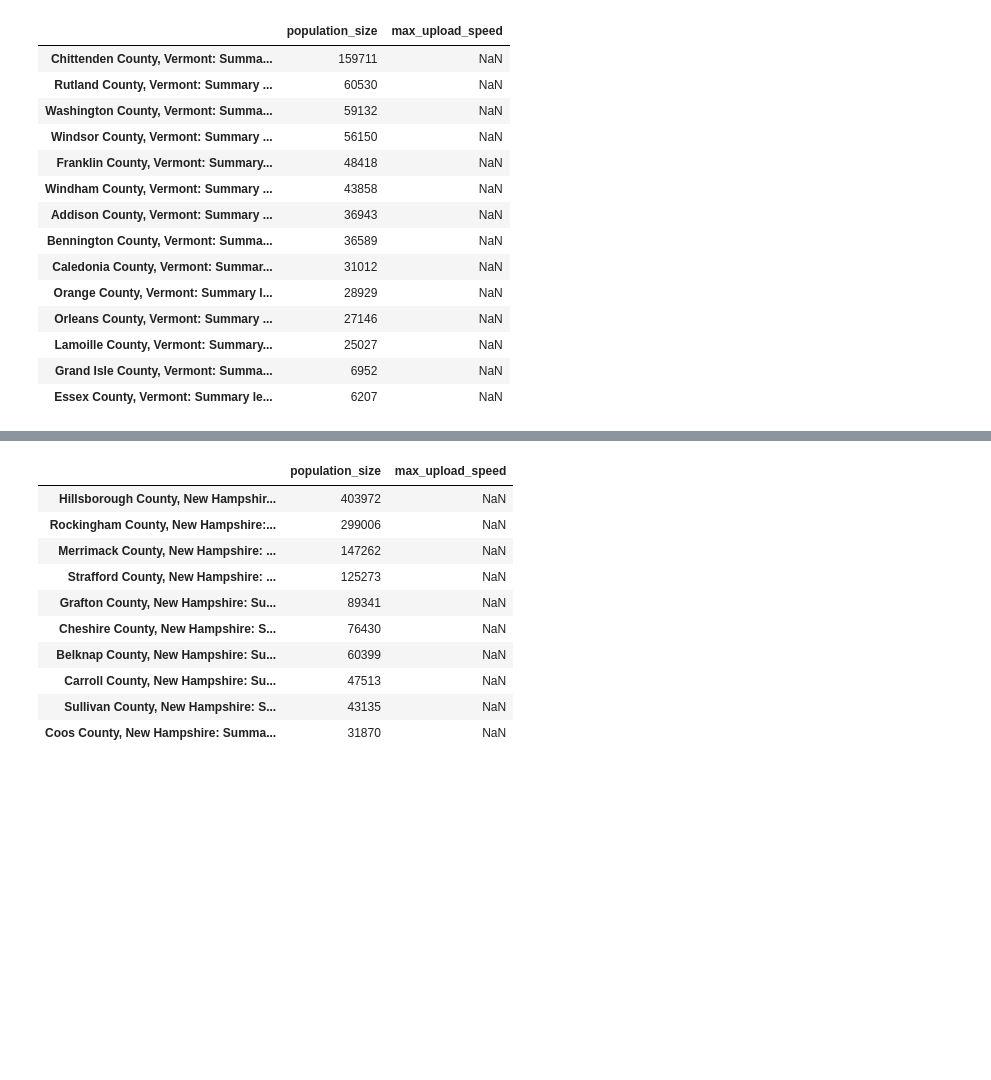
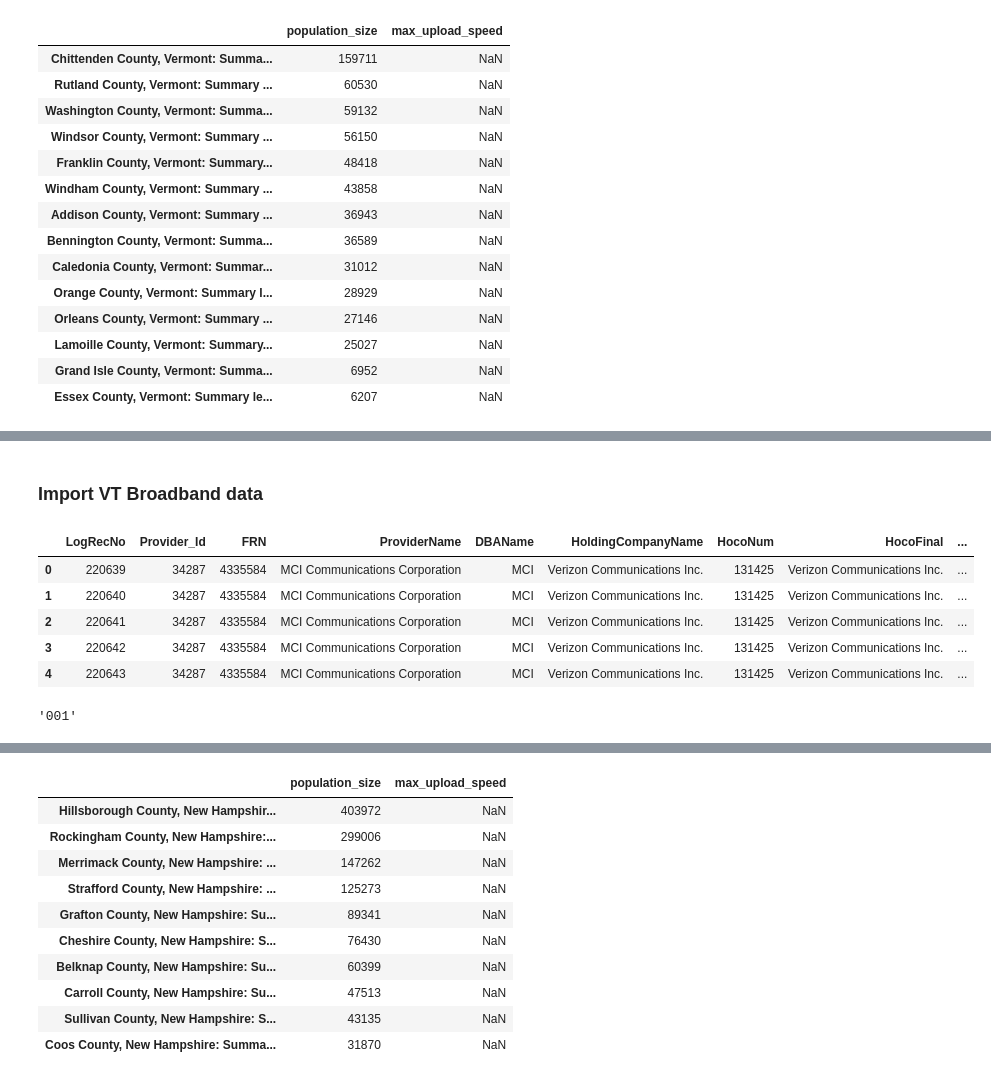
Before and after one commit to carterstowell/play, a Jupyter notebook: broadband-by-county.ipynb, the cells around one changed output, grey strips where cells are left out. Saved outputs shown, nothing was run; the diff lists cells and outputs as text; code cells hidden in the pictures; blank space fills up the shorter version.

```diff
--- a/broadband-by-county.ipynb
+++ b/broadband-by-county.ipynb
@@ -77,0 +104,18 @@ vtco.population_size.sum()  # total of counties
+# %% [markdown]
+### Import VT Broadband data
+# %%
+vt_fcc477 = pd.read_csv('https://transition.fcc.gov/form477/BroadbandData/Fixed/Dec17/Version%201/VT-Fixed-Dec2017.zip')
+nh_fcc477 = pd.read_csv('https://transition.fcc.gov/form477/BroadbandData/Fixed/Dec17/Version%201/NH-Fixed-Dec2017.zip')
+# %%
+vt_fcc477.head()
+# %% [output]
+|  | LogRecNo | Provider_Id | FRN | ProviderName | DBAName | HoldingCompanyName | HocoNum | HocoFinal | ... |
+| 0 | 220639 | 34287 | 4335584 | MCI Communications Corporation | MCI | Verizon Communications Inc. | 131425 | Verizon Communications Inc. | ... |
+| 1 | 220640 | 34287 | 4335584 | MCI Communications Corporation | MCI | Verizon Communications Inc. | 131425 | Verizon Communications Inc. | ... |
+| 2 | 220641 | 34287 | 4335584 | MCI Communications Corporation | MCI | Verizon Communications Inc. | 131425 | Verizon Communications Inc. | ... |
+| 3 | 220642 | 34287 | 4335584 | MCI Communications Corporation | MCI | Verizon Communications Inc. | 131425 | Verizon Communications Inc. | ... |
+| 4 | 220643 | 34287 | 4335584 | MCI Communications Corporation | MCI | Verizon Communications Inc. | 131425 | Verizon Communications Inc. | ... |
+# %%
+str(vt_fcc477['BlockCode'][0])[2:5]
+# %% [output]
+'001'
```
Also changed, not shown: parts of 19 cells of this notebook.
